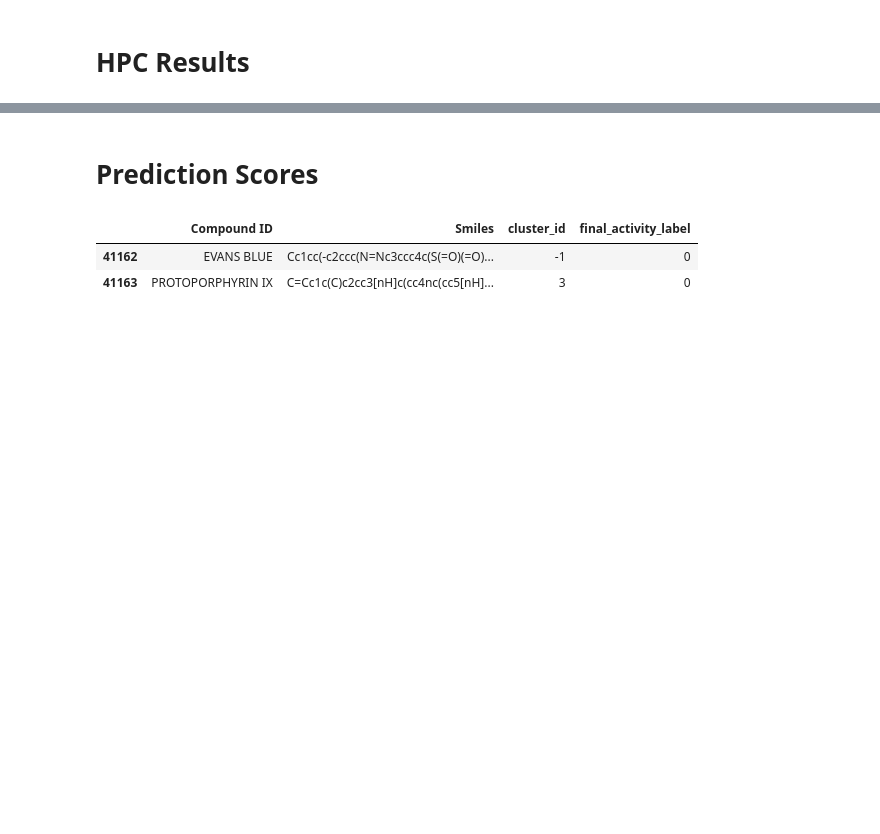
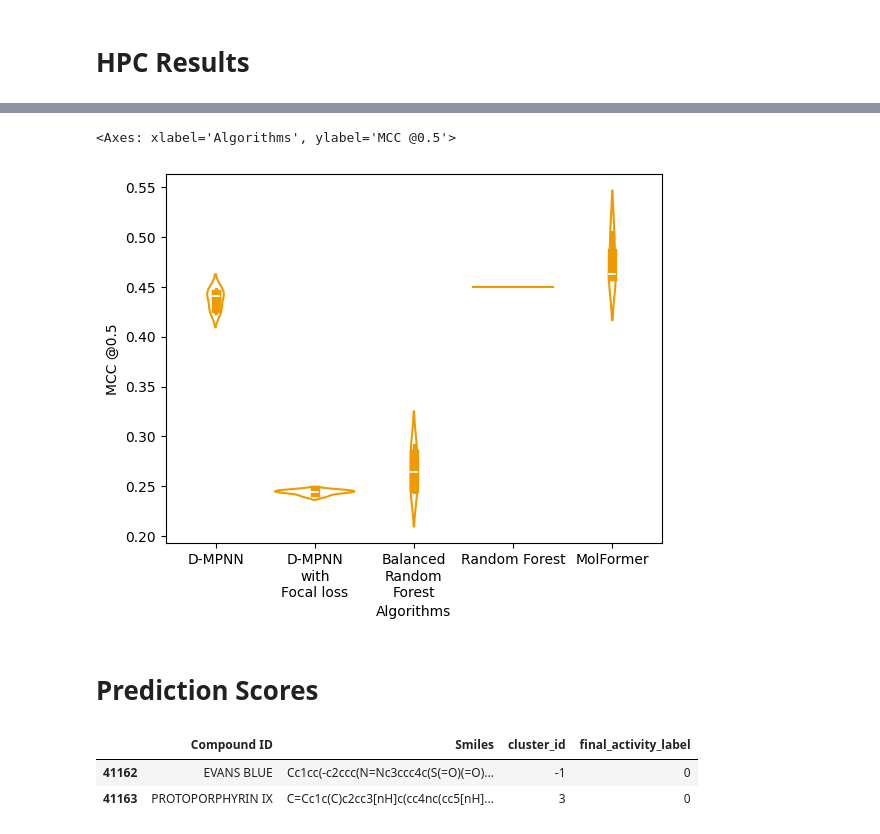
Before and after one commit to warastra/pneumoccusVS, a Jupyter notebook: results_analysis.ipynb, the cells around one changed output, grey strips where cells are left out. Saved outputs shown, nothing was run; the diff lists cells and outputs as text; code cells hidden in the pictures; blank space fills up the shorter version.

```diff
--- a/results_analysis.ipynb
+++ b/results_analysis.ipynb
@@ -40,3 +40,11 @@ sns.boxplot(x=mrDF[mrDF.Algorithms.isin(excl)]['MCC @0.5'], y=mrDF[mrDF.Algorith
+# %%
+sns.violinplot(x=mrDF[mrDF.Algorithms.isin(excl)]['Algorithms'],
+               y=mrDF[mrDF.Algorithms.isin(excl)]["MCC @0.5"],
+               color='#ee9a00', fill=False)
+plt.savefig('filename.png', dpi=300)
+# %% [output]
+<Axes: xlabel='Algorithms', ylabel='MCC @0.5'>
+[figure, added]
 # %% [markdown]
 # Prediction Scores
 # %%
```
Also changed, not shown: parts of 7 cells of this notebook, 11 other files.
